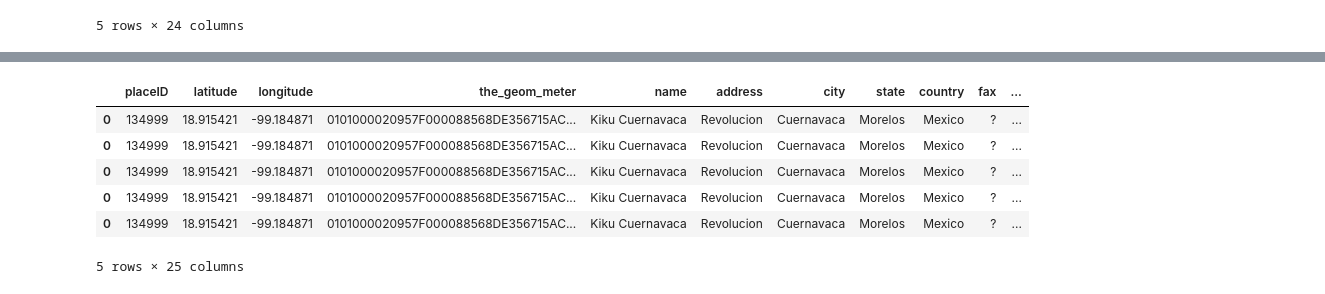
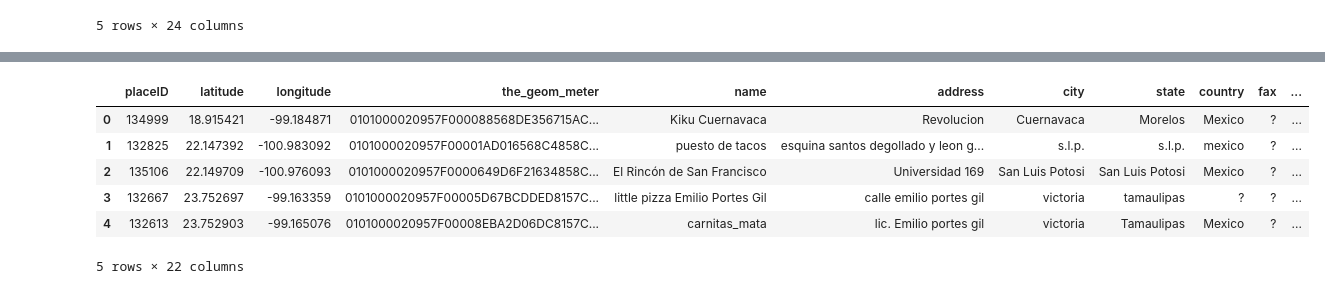
Before and after one commit to daff-250900/diplomado-ciencia-de-datos, a Jupyter notebook: exam.ipynb, the cells around one changed output, grey strips where cells are left out. Cells and saved outputs as stored; diff of their text form; code cells hidden in the pictures.

```diff
--- a/exam.ipynb
+++ b/exam.ipynb
@@ -21,5 +23,5 @@ users.head()
 | 3 | U1004 | 18.867000 | -99.183000 | false | abstemious | informal | family | public | ... |
 | 4 | U1005 | 22.183477 | -100.959891 | false | abstemious | no preference | family | public | ... |
 # %%
-users.budget = users.budget.map({'low': 1, 'medium': 2, 'high': 3, '?': 0})
+#users.budget = users.budget.map({'low': 1, 'medium': 2, 'high': 3, '?': 0})
 users['age'] = 2025 - users['birth_year']
@@ -69,6 +54,7 @@ users_ratings[:5]
 5 rows × 24 columns
 # %%
 users_ratings['frequency'] =users_ratings.groupby(['userID','placeID'])['rating'].transform('count')
+users_ratings = users_ratings.rename(columns={'longitude':'longitude_user','latitude':'latitude_user'})
 
 users_ratings.head()
 # %% [output]
@@ -79,3 +65,5 @@ users_ratings.head()
 | 0 | U1001 | 22.139997 | -100.978803 | false | abstemious | informal | family | on foot | ... |
 | 0 | U1001 | 22.139997 | -100.978803 | false | abstemious | informal | family | on foot | ... |
 5 rows × 25 columns
+# %%
+df = users_ratings.join(restaurants.set_index('placeID'), on='placeID').head()
@@ -90,0 +133,3 @@ plt.show()
+# %%
+ratings_mean = ratings.groupby('placeID')['rating'].mean().reset_index()
+ratings_mean.head()
@@ -91,14 +143,14 @@ plt.show()
 # %%
-rest_rating =restaurants.join(ratings.set_index('placeID'), on='placeID')
+rest_rating =restaurants.join(ratings_mean.set_index('placeID'), on='placeID')
 rest_rating.head()
 # %% [output]
 |  | placeID | latitude | longitude | the_geom_meter | name | address | city | state | country | fax | ... |
 | 0 | 134999 | 18.915421 | -99.184871 | 0101000020957F000088568DE356715AC... | Kiku Cuernavaca | Revolucion | Cuernavaca | Morelos | Mexico | ? | ... |
-| 0 | 134999 | 18.915421 | -99.184871 | 0101000020957F000088568DE356715AC... | Kiku Cuernavaca | Revolucion | Cuernavaca | Morelos | Mexico | ? | ... |
-| 0 | 134999 | 18.915421 | -99.184871 | 0101000020957F000088568DE356715AC... | Kiku Cuernavaca | Revolucion | Cuernavaca | Morelos | Mexico | ? | ... |
-| 0 | 134999 | 18.915421 | -99.184871 | 0101000020957F000088568DE356715AC... | Kiku Cuernavaca | Revolucion | Cuernavaca | Morelos | Mexico | ? | ... |
-| 0 | 134999 | 18.915421 | -99.184871 | 0101000020957F000088568DE356715AC... | Kiku Cuernavaca | Revolucion | Cuernavaca | Morelos | Mexico | ? | ... |
+| 1 | 132825 | 22.147392 | -100.983092 | 0101000020957F00001AD016568C4858C... | puesto de tacos | esquina santos degollado y leon g... | s.l.p. | s.l.p. | mexico | ? | ... |
+| 2 | 135106 | 22.149709 | -100.976093 | 0101000020957F0000649D6F21634858C... | El Rincón de San Francisco | Universidad 169 | San Luis Potosi | San Luis Potosi | Mexico | ? | ... |
+| 3 | 132667 | 23.752697 | -99.163359 | 0101000020957F00005D67BCDDED8157C... | little pizza Emilio Portes Gil | calle emilio portes gil | victoria | tamaulipas | ? | ? | ... |
+| 4 | 132613 | 23.752903 | -99.165076 | 0101000020957F00008EBA2D06DC8157C... | carnitas_mata | lic. Emilio portes gil | victoria | Tamaulipas | Mexico | ? | ... |
-5 rows × 25 columns
+5 rows × 22 columns
 # %%
 rest_rating.price = rest_rating.price.map({'low': 1, 'medium': 2, 'high': 3})
 rest_rating.franchise = rest_rating.franchise.map({'t': 0, 'f': 1})
```
Also changed, not shown: parts of 15 cells of this notebook.
